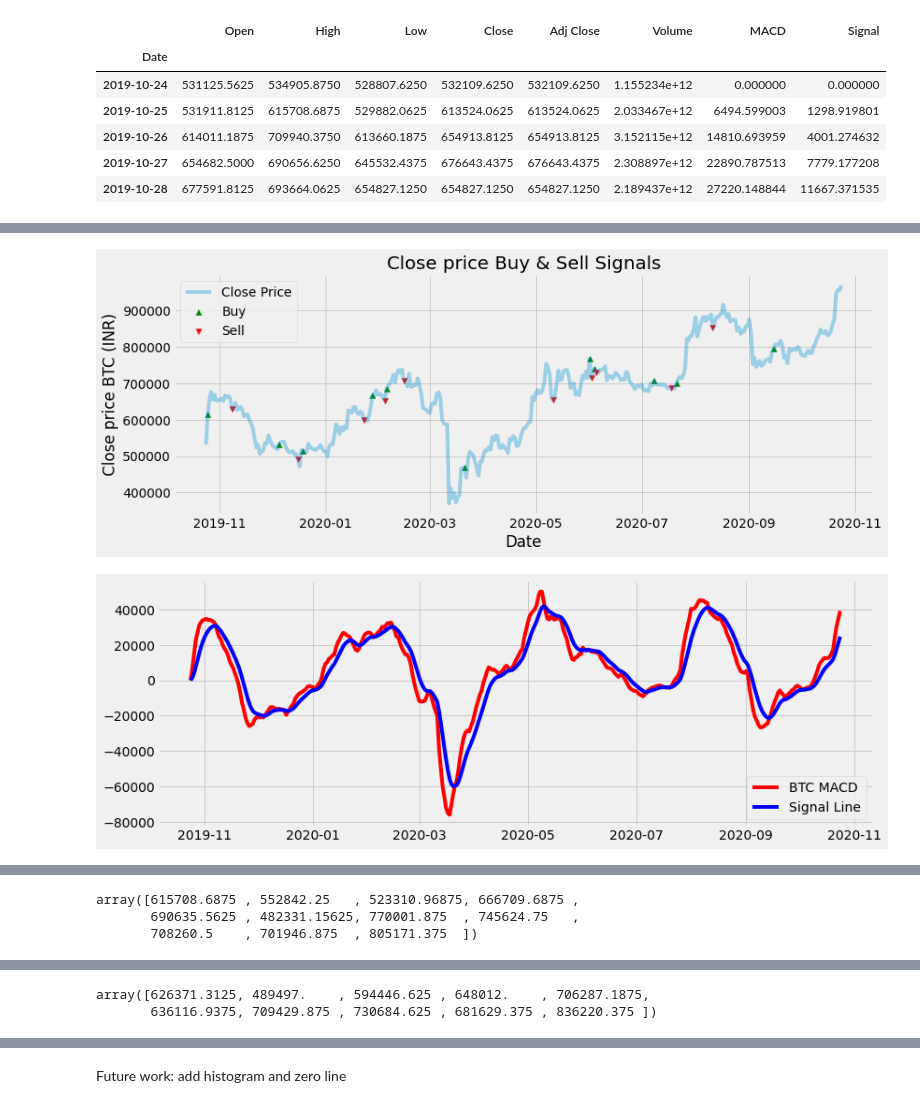
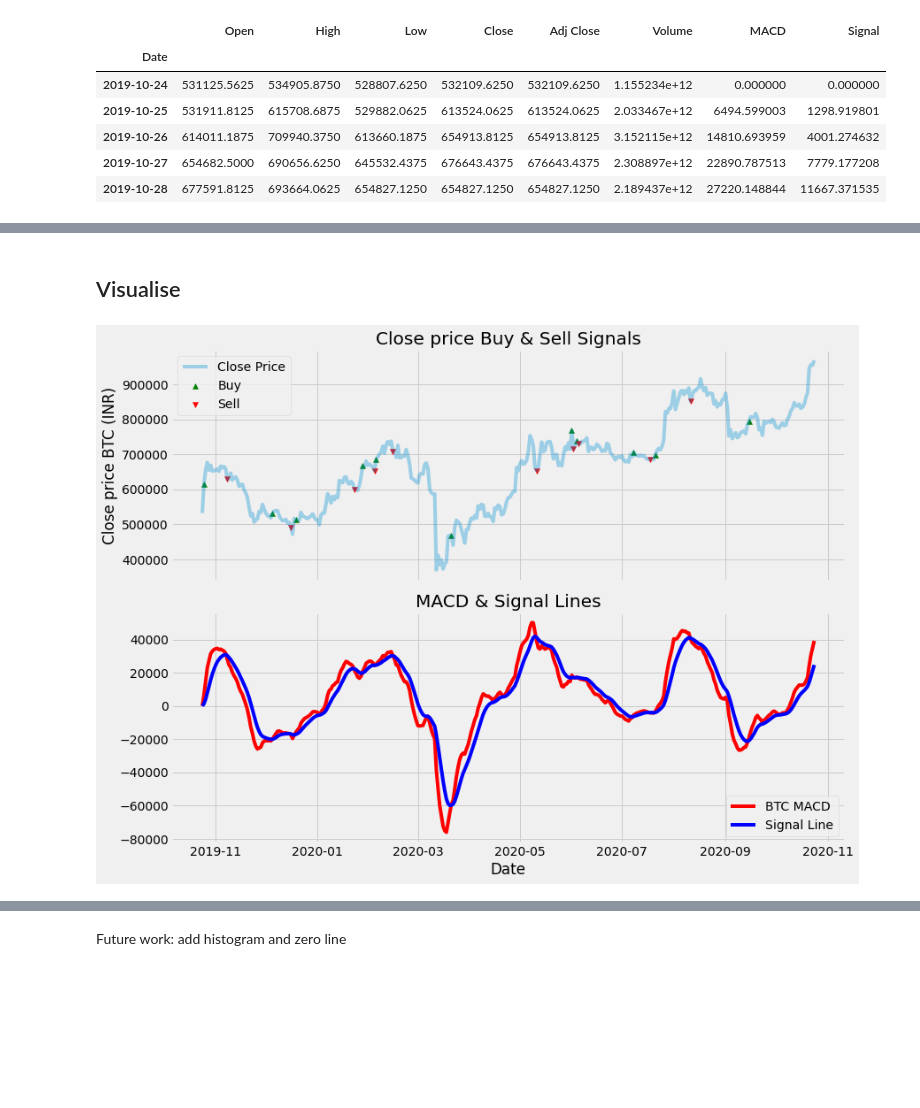
Before and after one commit to Xalt8/Crypto, a Jupyter notebook: macd.ipynb, the cells around one changed output, grey strips where cells are left out. Drawn from its saved outputs; the diff is of its cells as text; code cells hidden in the pictures; blank space fills up the shorter version.

Commit message:
Modified buy-sell pairs on the macd file

```diff
--- a/macd.ipynb
+++ b/macd.ipynb
@@ -134,26 +134,28 @@ df.head()
 | 2019-10-26 | 614011.1875 | 709940.3750 | 613660.1875 | 654913.8125 | 654913.8125 | 3.152115e+12 | 14810.693959 | 4001.274632 | NaN | ... |
 | 2019-10-27 | 654682.5000 | 690656.6250 | 645532.4375 | 676643.4375 | 676643.4375 | 2.308897e+12 | 22890.787513 | 7779.177208 | NaN | ... |
 | 2019-10-28 | 677591.8125 | 693664.0625 | 654827.1250 | 654827.1250 | 654827.1250 | 2.189437e+12 | 27220.148844 | 11667.371535 | NaN | ... |
+# %% [markdown]
+## Visualise
 # %%
-# Visualise the signals
-plt.figure(figsize=(12.2, 4.5))
-plt.scatter(df.index, df['Buy_Signal_Price'], color='green', label='Buy', marker = '^', alpha =1)
-plt.scatter(df.index, df['Sell_Signal_Price'], color='red', label='Sell', marker = 'v', alpha =1)
-plt.plot(df['Close'], label = 'Close Price', alpha = 0.35)
-plt.title('Close price Buy & Sell Signals')
-plt.xlabel('Date')
-plt.ylabel('Close price BTC (INR)')
-plt.legend(loc='upper left')
+fig, (ax1, ax2) = plt.subplots(nrows=2, ncols=1, sharex=True, figsize=(12.2, 9))
+
+ax1.scatter(df.index, df['Buy_Signal_Price'], color='green', label='Buy', marker = '^', alpha =1)
+ax1.scatter(df.index, df['Sell_Signal_Price'], color='red', label='Sell', marker = 'v', alpha =1)
+ax1.plot(df['Close'], label = 'Close Price', alpha = 0.35)
+ax1.set_title('Close price Buy & Sell Signals')
+ax1.set_ylabel('Close price BTC (INR)')
+ax1.legend(loc='upper left')
+
+ax2.set_title('MACD & Signal Lines')
+ax2.plot(df.index, MACD, label = 'BTC MACD', color = 'red')
+ax2.plot(df.index, signal, label = 'Signal Line', color = 'blue')
+ax2.set_xlabel('Date')
+ax2.legend(loc='lower right')
+
+plt.tight_layout()
 plt.show()
-
-plt.figure(figsize=(12.2, 4.5))
-plt.plot(df.index, MACD, label = 'BTC MACD', color = 'red')
-plt.plot(df.index, signal, label = 'Signal Line', color = 'blue')
-plt.legend(loc='lower right')
-plt.show()
 # %% [output]
-[figure, old version]
+[figure, new version]
-[figure, removed]
 # %%
 buy_signal_entries = df[df.Buy_Signal_Price.notna()].copy()
 buy_signal_entries
@@ -171,13 +173,6 @@ buy_signal_entries
 | 2020-07-08 | 693084.93750 | 708260.50000 | 692829.62500 | 706560.62500 | 706560.62500 | 1.476498e+12 | -5403.844623 | -6323.826007 | 706560.62500 | ... |
 | 2020-07-21 | 684901.12500 | 701946.87500 | 683920.12500 | 698836.93750 | 698836.93750 | 1.346970e+12 | -3234.682667 | -3891.957620 | 698836.93750 | ... |
 | 2020-09-15 | 783743.50000 | 805171.37500 | 784334.62500 | 794767.37500 | 794767.37500 | 2.393032e+12 | -18965.875961 | -20847.709133 | 794767.37500 | ... |
-# %%
-buy_price_high = buy_signal_entries['High'].values
-buy_price_high
-# %% [output]
-array([615708.6875 , 552842.25   , 523310.96875, 666709.6875 ,
-       690635.5625 , 482331.15625, 770001.875  , 745624.75   ,
-       708260.5    , 701946.875  , 805171.375  ])
 # %%
 sell_signal_entries = df[df.Sell_Signal_Price.notna()].copy()
 sell_signal_entries
@@ -194,9 +189,3 @@ sell_signal_entries
 | 2020-06-05 | 739504.68750 | 745899.2500 | 730684.6250 | 730371.12500 | 730371.12500 | 1.776493e+12 | 16833.525674 | 17064.705848 | NaN | ... |
 | 2020-07-18 | 685401.18750 | 691377.9375 | 681629.3750 | 685989.56250 | 685989.56250 | 9.176897e+11 | -4140.933266 | -3981.263862 | NaN | ... |
 | 2020-08-11 | 889652.12500 | 893479.0625 | 836220.3750 | 851413.50000 | 851413.50000 | 2.017614e+12 | 40222.243015 | 40966.472416 | NaN | ... |
-# %%
-sell_price_low = sell_signal_entries['Low'].values
-sell_price_low
-# %% [output]
-array([626371.3125, 489497.    , 594446.625 , 648012.    , 706287.1875,
-       636116.9375, 709429.875 , 730684.625 , 681629.375 , 836220.375 ])
```
Also changed, not shown: parts of 5 cells of this notebook, 1 other file.
